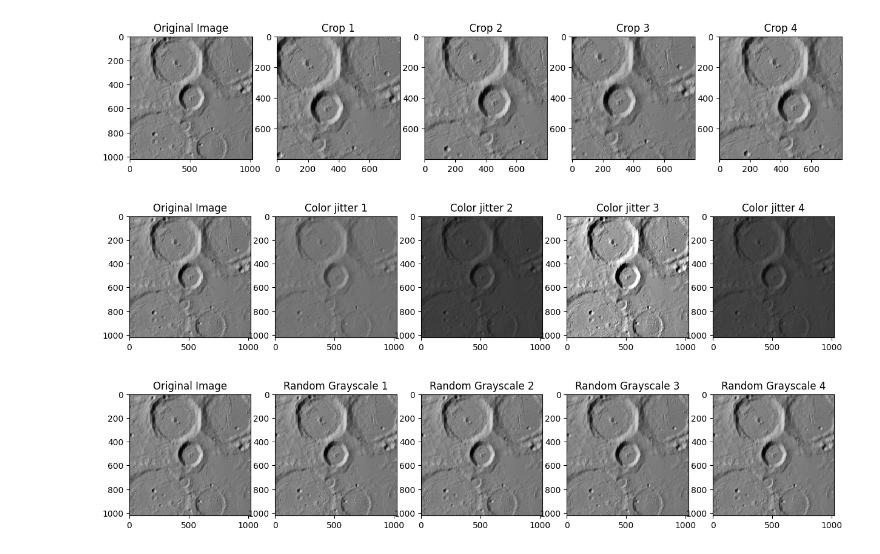
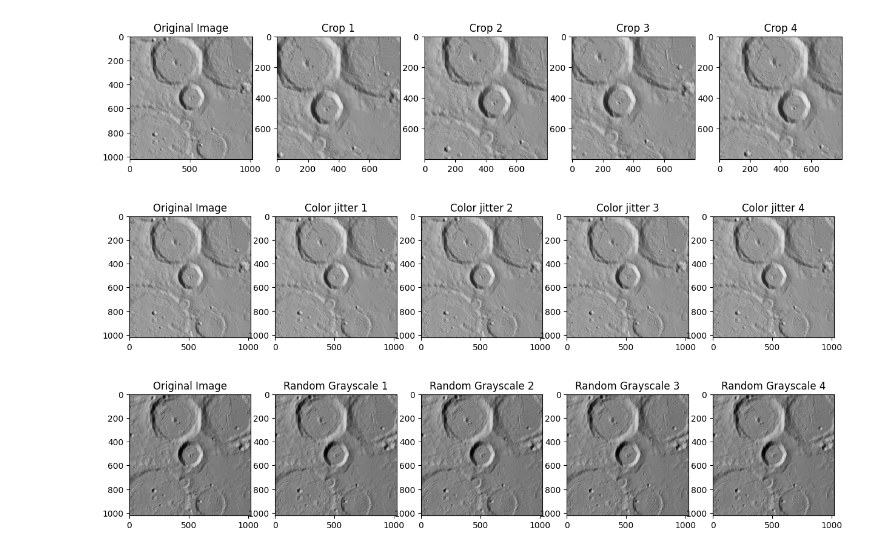
Before and after one commit to jamesphm04/maskrcnn_from_scratch, a Jupyter notebook: aug.ipynb, the cells around one changed output. Saved outputs shown, nothing was run; the diff lists cells and outputs as text; code cells hidden in the pictures.

```diff
--- a/aug.ipynb
+++ b/aug.ipynb
@@ -10,7 +10,7 @@ plt.rcParams["savefig.bbox"] = 'tight'
 # if you change the seed, make sure that the randomly-applied transforms
 # properly show that the image can be both transformed and *not* transformed!
 torch.manual_seed(0)
-orig_img = Image.open('pangu/0_r-146600000000_el-31_az-245_local_el-29.99986734157605.png')
+orig_img = Image.open('pangu/annot/1_el-10_az-221_localel-35_localaz-108.png')
 # %%
 cropper = v2.RandomCrop(size=(800, 800))
 crops = [cropper(orig_img) for _ in range(4)]
@@ -27,29 +27,29 @@ for i, crop in enumerate(crops):
 
 plt.show()
 # %% [output]
-[figure, old version]
+[figure, new version]
 # %%
 cropper = v2.ColorJitter(
-    brightness = (0.2, 2),
-    contrast = (0.5, 1.5),
-    saturation = (0.5, 1.5),
+    # brightness = (0.2, 2),
+    # contrast = (0.5, 1.5),
+    # saturation = (0.5, 1.5),
     hue = (-0.05, 0.05),
 )
 crops = [cropper(orig_img) for _ in range(4)]
 fig, axs = plt.subplots(1, 5, figsize=(15, 5))
 
 # Plot original image
 axs[0].imshow(orig_img)
 axs[0].set_title('Original Image')
 
 # Plot crops
 for i, crop in enumerate(crops):
     axs[i+1].imshow(crop)
     axs[i+1].set_title(f'Color jitter {i+1}')
 
 plt.show()
 # %% [output]
-[figure, old version]
+[figure, new version]
 # %%
 cropper = v2.RandomGrayscale()
 crops = [cropper(orig_img) for _ in range(4)]
```
Also changed, not shown: parts of 6 cells of this notebook, 8 other files.
